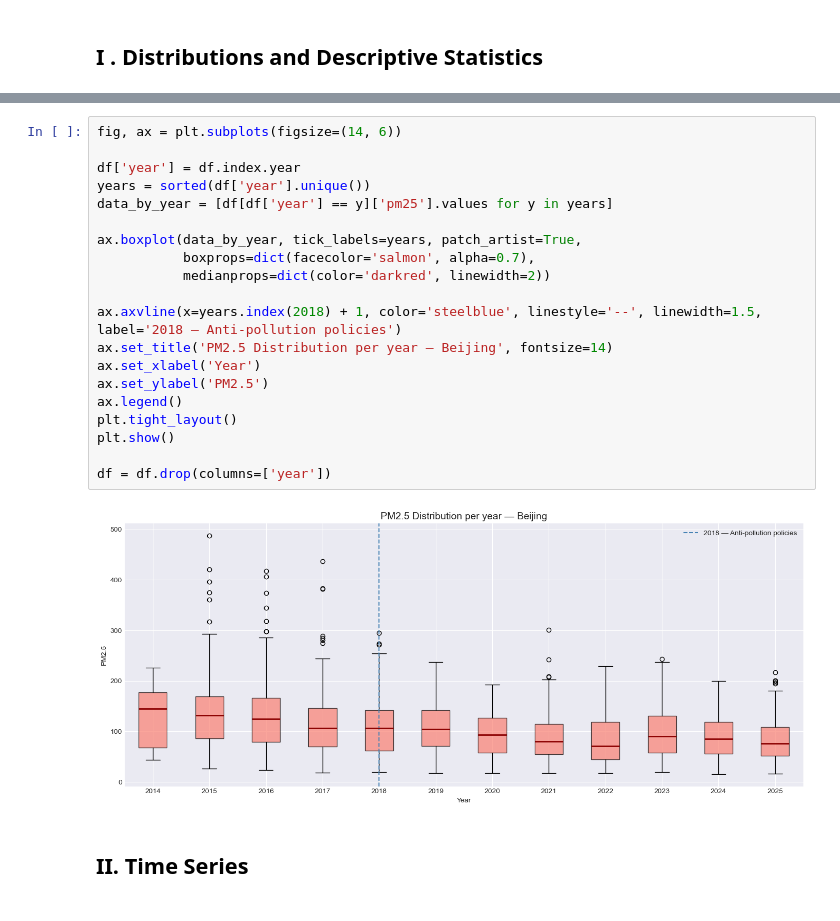
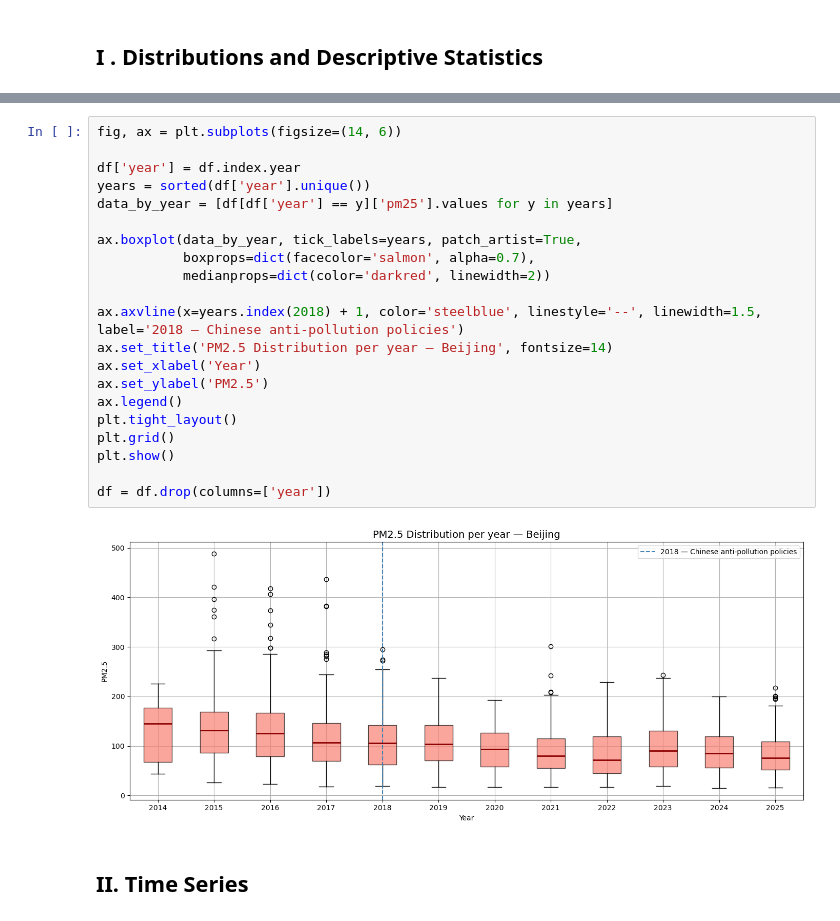
Before and after one commit to StratoQuantX/Correlation-between-Beijing-pollution-levels-and-volatility-in-the-Chinese-options-market, a Jupyter notebook: notebooks/02_eda.ipynb, the cells around one changed output, grey strips where cells are left out. Drawn from its saved outputs; the diff is of its cells as text.

```diff
--- a/notebooks/02_eda.ipynb
+++ b/notebooks/02_eda.ipynb
@@ -88,25 +128,26 @@ plt.show()
 # %%
 fig, ax = plt.subplots(figsize=(14, 6))
 
 df['year'] = df.index.year
 years = sorted(df['year'].unique())
 data_by_year = [df[df['year'] == y]['pm25'].values for y in years]
 
 ax.boxplot(data_by_year, tick_labels=years, patch_artist=True,
            boxprops=dict(facecolor='salmon', alpha=0.7),
            medianprops=dict(color='darkred', linewidth=2))
 
-ax.axvline(x=years.index(2018) + 1, color='steelblue', linestyle='--', linewidth=1.5, label='2018 — Anti-pollution policies')
+ax.axvline(x=years.index(2018) + 1, color='steelblue', linestyle='--', linewidth=1.5, label='2018 — Chinese anti-pollution policies')
 ax.set_title('PM2.5 Distribution per year — Beijing', fontsize=14)
 ax.set_xlabel('Year')
 ax.set_ylabel('PM2.5')
 ax.legend()
 plt.tight_layout()
+plt.grid()
 plt.show()
 
 df = df.drop(columns=['year'])
 # %% [output]
-[figure, old version]
+[figure, new version]
 # %% [markdown]
 ## II. Time Series
 # %%
```
Also changed, not shown: parts of 14 cells of this notebook, 4 other files.
